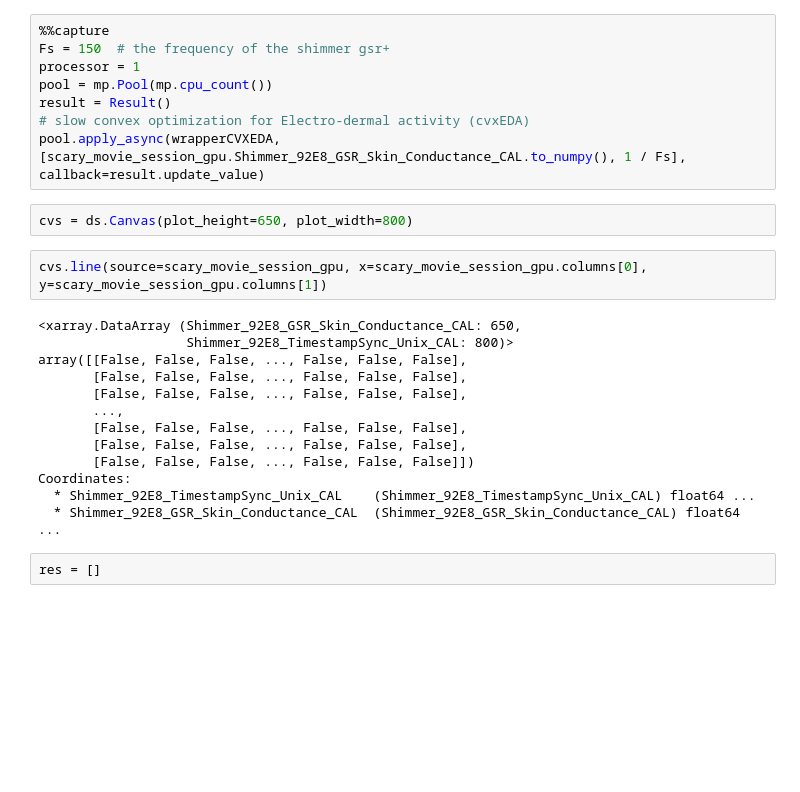
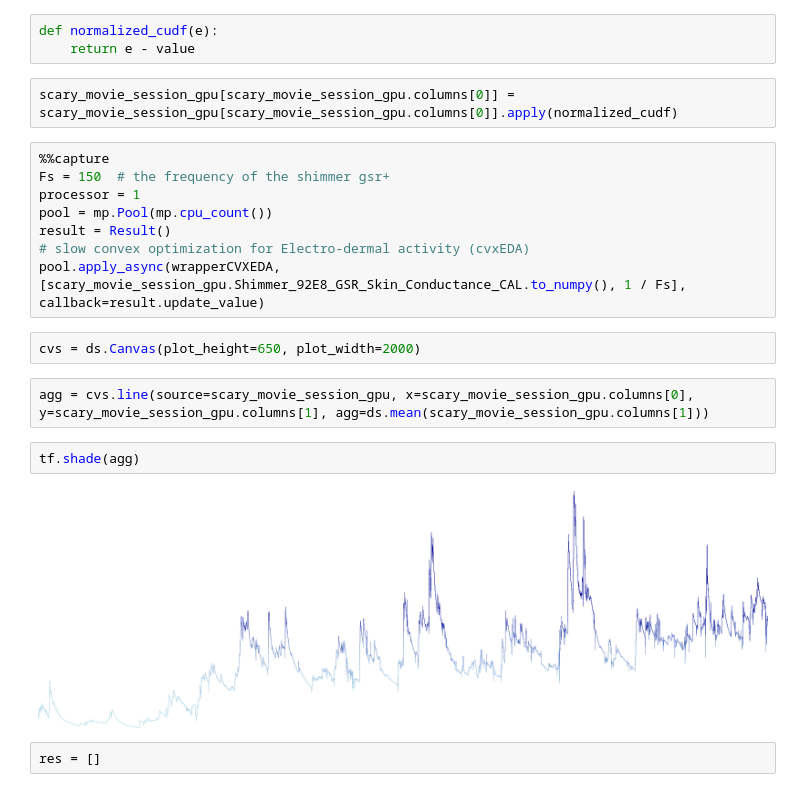
Before and after one commit to Monash-Connected-Autonomous-Vehicle/stress_detection, a Jupyter notebook: train_model.ipynb, the cells around one changed output. Drawn from its saved outputs; the diff is of its cells as text; blank space fills up the shorter version.

```diff
--- a/train_model.ipynb
+++ b/train_model.ipynb
@@ -42,3 +35,8 @@ scary_movie_session_gpu = cudf.from_pandas(scary_movie_session_gpu.to_pandas().a
+# %%
+def normalized_cudf(e):
+    return e - value
+# %%
+scary_movie_session_gpu[scary_movie_session_gpu.columns[0]] = scary_movie_session_gpu[scary_movie_session_gpu.columns[0]].apply(normalized_cudf)
 # %%
 %%capture
 Fs = 150  # the frequency of the shimmer gsr+
@@ -48,22 +46,13 @@ result = Result()
 # slow convex optimization for Electro-dermal activity (cvxEDA)
 pool.apply_async(wrapperCVXEDA, [scary_movie_session_gpu.Shimmer_92E8_GSR_Skin_Conductance_CAL.to_numpy(), 1 / Fs], callback=result.update_value)
 # %%
-cvs = ds.Canvas(plot_height=650, plot_width=800)
+cvs = ds.Canvas(plot_height=650, plot_width=2000)
 # %%
-cvs.line(source=scary_movie_session_gpu, x=scary_movie_session_gpu.columns[0], y=scary_movie_session_gpu.columns[1])
+agg = cvs.line(source=scary_movie_session_gpu, x=scary_movie_session_gpu.columns[0], y=scary_movie_session_gpu.columns[1], agg=ds.mean(scary_movie_session_gpu.columns[1]))
-# %% [output]
-<xarray.DataArray (Shimmer_92E8_GSR_Skin_Conductance_CAL: 650,
-                   Shimmer_92E8_TimestampSync_Unix_CAL: 800)>
-array([[False, False, False, ..., False, False, False],
-       [False, False, False, ..., False, False, False],
-       [False, False, False, ..., False, False, False],
-       ...,
-       [False, False, False, ..., False, False, False],
-       [False, False, False, ..., False, False, False],
-       [False, False, False, ..., False, False, False]])
-Coordinates:
-  * Shimmer_92E8_TimestampSync_Unix_CAL    (Shimmer_92E8_TimestampSync_Unix_CAL) float64 ...
-  * Shimmer_92E8_GSR_Skin_Conductance_CAL  (Shimmer_92E8_GSR_Skin_Conductance_CAL) float64 ...
+# %%
+tf.shade(agg)
+# %% [output]
+[figure, added]
 # %%
 res = []
 # %%
```
Also changed, not shown: parts of 5 cells of this notebook, 2 other files.
